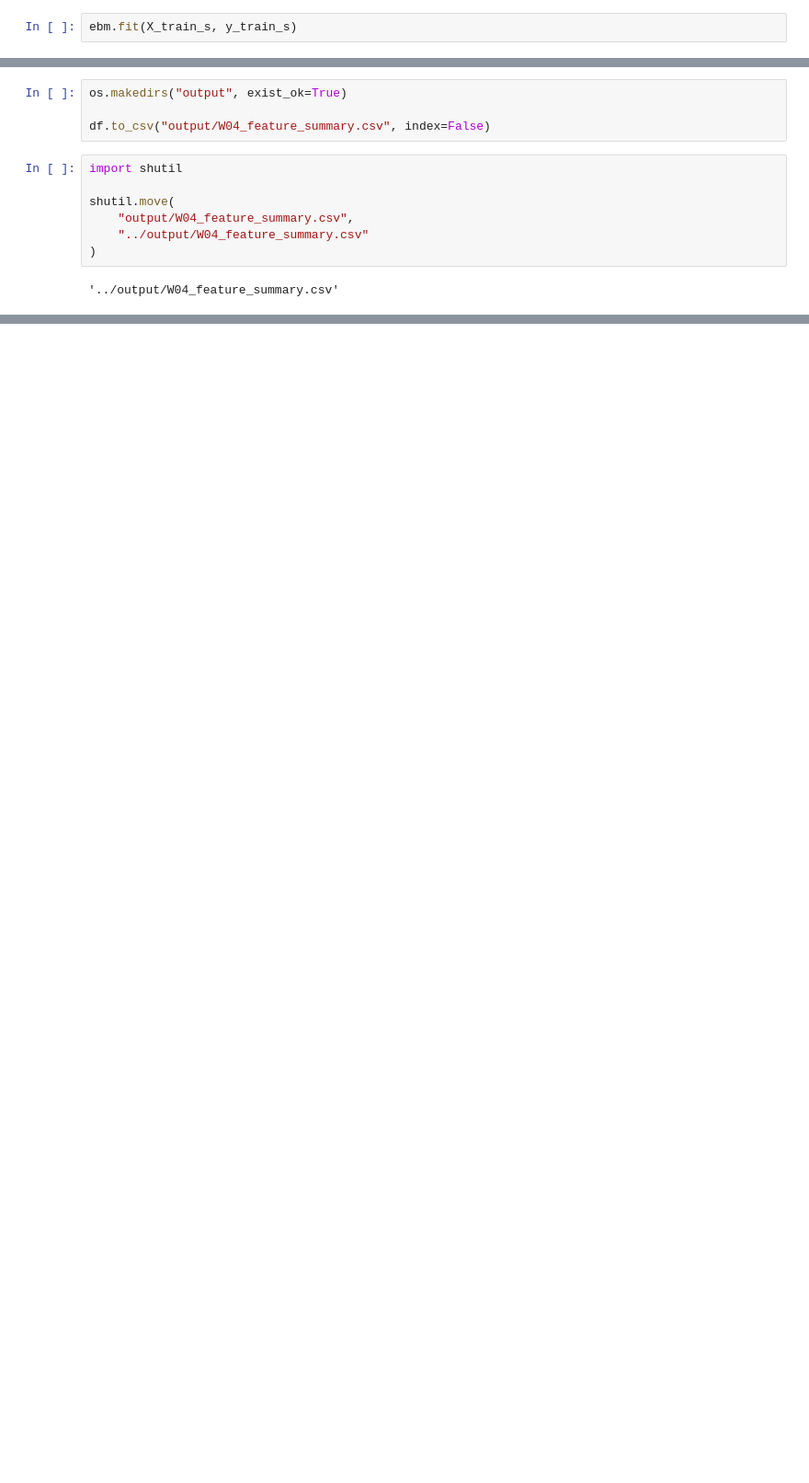
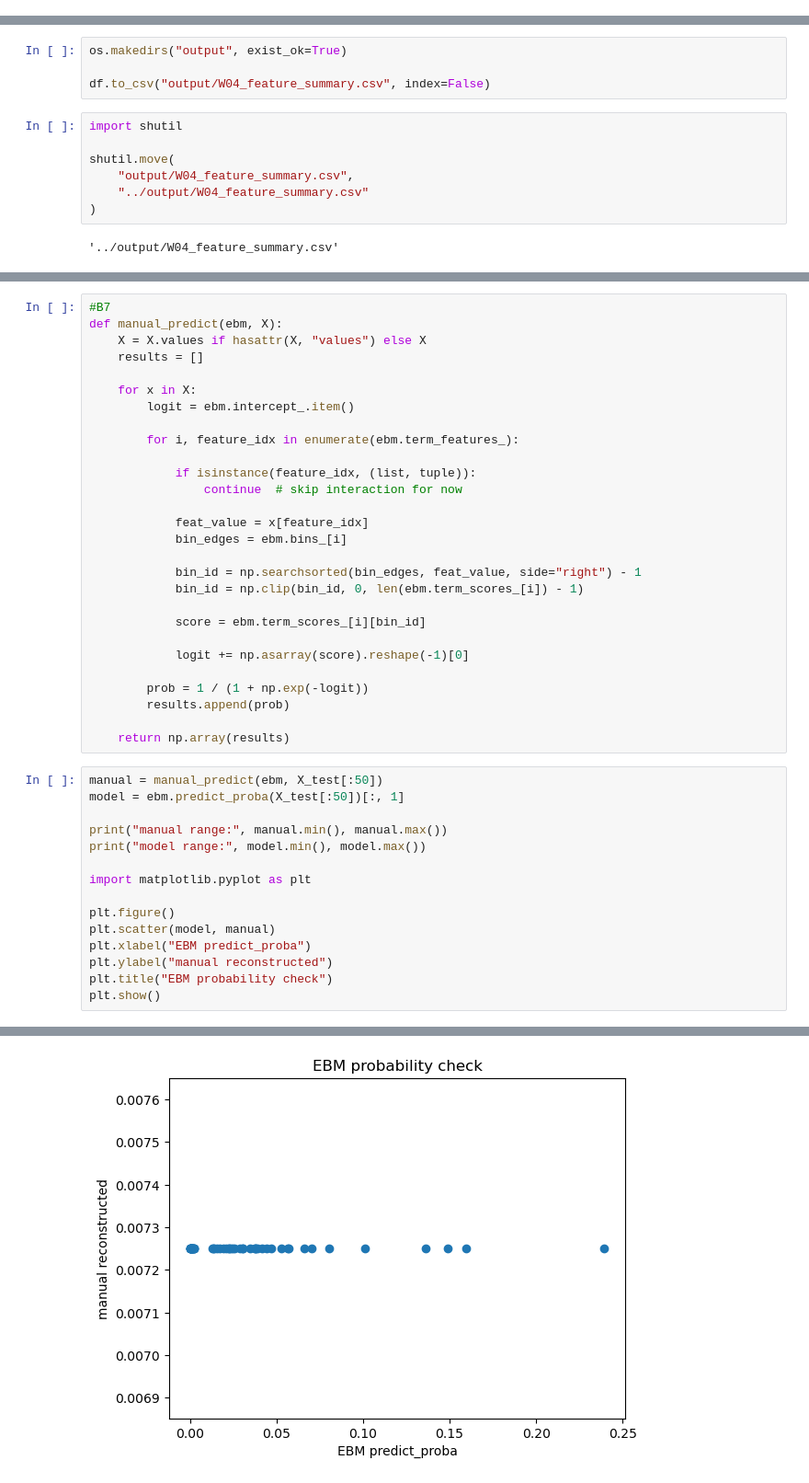
Before and after one commit to TY-1211/InterpretDash_1258028, a Jupyter notebook: notebooks/W04_05_paper_design.ipynb, the cells around one changed output, grey strips where cells are left out. Shown at 92% size. Cells and saved outputs as stored; diff of their text form; blank space fills up the shorter version.

```diff
--- a/notebooks/W04_05_paper_design.ipynb
+++ b/notebooks/W04_05_paper_design.ipynb
@@ -220,2 +0,0 @@ show(hist_stroke)
-# %%
-ebm.fit(X_train_s, y_train_s)
@@ -549,0 +306,44 @@ shutil.move(
+# %%
+#B7
+def manual_predict(ebm, X):
+    X = X.values if hasattr(X, "values") else X
+    results = []
+
+    for x in X:
+        logit = ebm.intercept_.item()
+
+        for i, feature_idx in enumerate(ebm.term_features_):
+
+            if isinstance(feature_idx, (list, tuple)):
+                continue  # skip interaction for now
+
+            feat_value = x[feature_idx]
+            bin_edges = ebm.bins_[i]
+
+            bin_id = np.searchsorted(bin_edges, feat_value, side="right") - 1
+            bin_id = np.clip(bin_id, 0, len(ebm.term_scores_[i]) - 1)
+
+            score = ebm.term_scores_[i][bin_id]
+
+            logit += np.asarray(score).reshape(-1)[0]
+
+        prob = 1 / (1 + np.exp(-logit))
+        results.append(prob)
+
+    return np.array(results)
+# %%
+manual = manual_predict(ebm, X_test[:50])
+model = ebm.predict_proba(X_test[:50])[:, 1]
+
+print("manual range:", manual.min(), manual.max())
+print("model range:", model.min(), model.max())
+
+import matplotlib.pyplot as plt
+
+plt.figure()
+plt.scatter(model, manual)
+plt.xlabel("EBM predict_proba")
+plt.ylabel("manual reconstructed")
+plt.title("EBM probability check")
+plt.show()
+# %% [output]
@@ -549,0 +352 @@ shutil.move(
+[figure, added]
```
Also changed, not shown: parts of 80 cells of this notebook, 5 other files.
